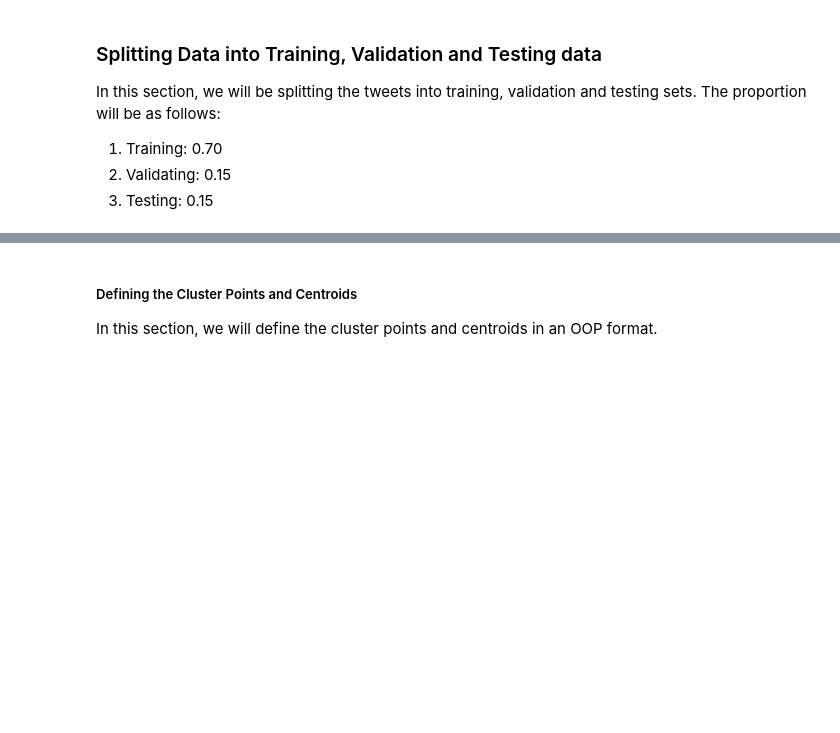
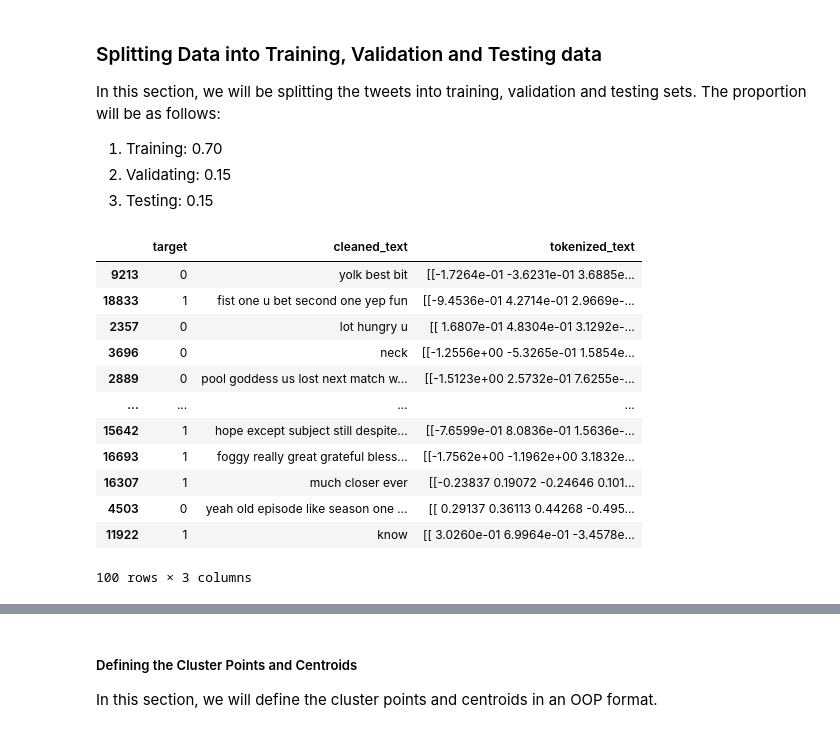
Before and after one commit to edologgerbird/context-capturing-clustering, a Jupyter notebook: final_project.ipynb, the cells around one changed output, grey strips where cells are left out. Drawn from its saved outputs; the diff is of its cells as text; code cells hidden in the pictures; blank space fills up the shorter version.

Commit message:
sample static PAC pipeline

```diff
--- a/final_project.ipynb
+++ b/final_project.ipynb
@@ -211 +214,18 @@ RANDOM_STATE = 42
+# %%
+tweets_sampled = tweets.sample(100, random_state=RANDOM_STATE)
+tweets_sampled
+# %% [output]
+|  | target | cleaned_text | tokenized_text |
+| 9213 | 0 | yolk best bit | [[-1.7264e-01 -3.6231e-01 3.6885e... |
+| 18833 | 1 | fist one u bet second one yep fun | [[-9.4536e-01 4.2714e-01 2.9669e-... |
+| 2357 | 0 | lot hungry u | [[ 1.6807e-01 4.8304e-01 3.1292e-... |
+| 3696 | 0 | neck | [[-1.2556e+00 -5.3265e-01 1.5854e... |
+| 2889 | 0 | pool goddess us lost next match w... | [[-1.5123e+00 2.5732e-01 7.6255e-... |
+| ... | ... | ... | ... |
+| 15642 | 1 | hope except subject still despite... | [[-7.6599e-01 8.0836e-01 1.5636e-... |
+| 16693 | 1 | foggy really great grateful bless... | [[-1.7562e+00 -1.1962e+00 3.1832e... |
+| 16307 | 1 | much closer ever | [[-0.23837 0.19072 -0.24646 0.101... |
+| 4503 | 0 | yeah old episode like season one ... | [[ 0.29137 0.36113 0.44268 -0.495... |
+| 11922 | 1 | know | [[ 3.0260e-01 6.9964e-01 -3.4578e... |
+100 rows × 3 columns
 # %%
```
Also changed, not shown: parts of 13 cells of this notebook.
